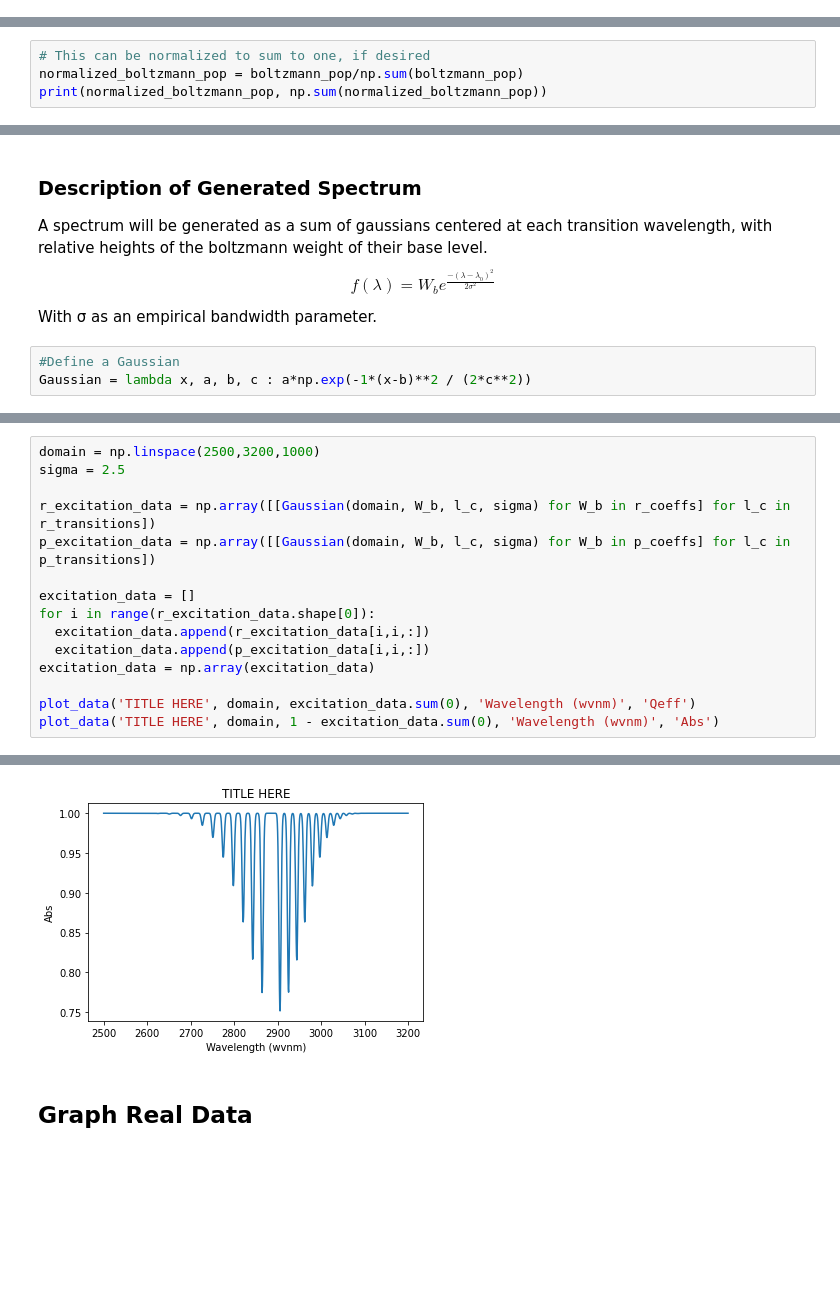
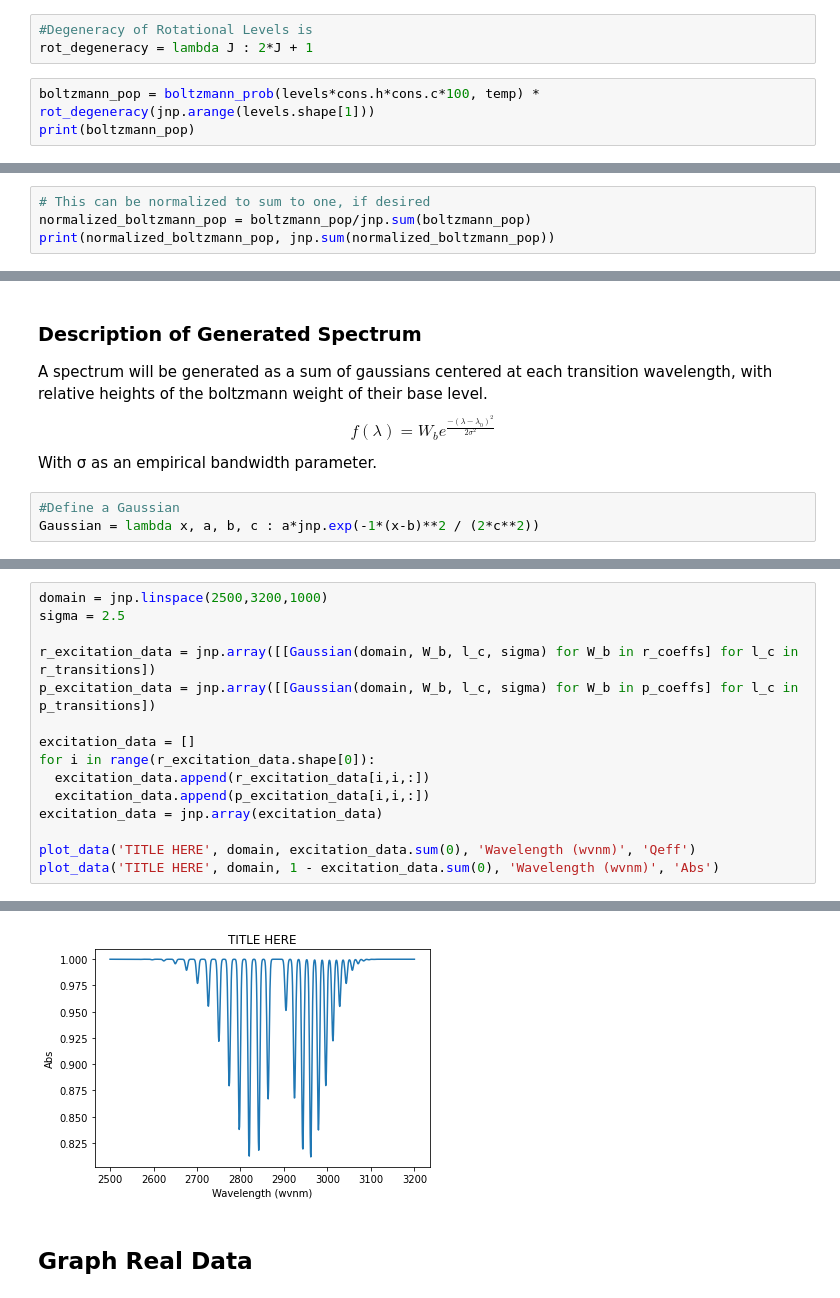
Before and after one commit to josephdepaoloboisvert/Rotation-Vibration, a Jupyter notebook: Ro-Vibrational Lab.ipynb, the cells around one changed output, grey strips where cells are left out. Saved outputs shown, nothing was run; the diff lists cells and outputs as text; blank space fills up the shorter version.

Commit message:
degeneracy

```diff
--- a/Ro-Vibrational Lab.ipynb
+++ b/Ro-Vibrational Lab.ipynb
@@ -189,0 +183,6 @@ print(boltzmann_pop)
+# %%
+#Degeneracy of Rotational Levels is
+rot_degeneracy = lambda J : 2*J + 1
+# %%
+boltzmann_pop = boltzmann_prob(levels*cons.h*cons.c*100, temp) * rot_degeneracy(jnp.arange(levels.shape[1]))
+print(boltzmann_pop)
@@ -190,5 +200,5 @@ print(boltzmann_pop)
 # %%
 # This can be normalized to sum to one, if desired
-normalized_boltzmann_pop = boltzmann_pop/np.sum(boltzmann_pop)
-print(normalized_boltzmann_pop, np.sum(normalized_boltzmann_pop))
+normalized_boltzmann_pop = boltzmann_pop/jnp.sum(boltzmann_pop)
+print(normalized_boltzmann_pop, jnp.sum(normalized_boltzmann_pop))
 # %% [output]
@@ -313,5 +287,5 @@ $$
 With σ as an empirical bandwidth parameter.
 # %%
 #Define a Gaussian
-Gaussian = lambda x, a, b, c : a*np.exp(-1*(x-b)**2 / (2*c**2))
+Gaussian = lambda x, a, b, c : a*jnp.exp(-1*(x-b)**2 / (2*c**2))
 # %%
@@ -351,15 +321,15 @@ p_transitions, p_coeffs
 # %%
-domain = np.linspace(2500,3200,1000)
+domain = jnp.linspace(2500,3200,1000)
 sigma = 2.5
 
-r_excitation_data = np.array([[Gaussian(domain, W_b, l_c, sigma) for W_b in r_coeffs] for l_c in r_transitions])
-p_excitation_data = np.array([[Gaussian(domain, W_b, l_c, sigma) for W_b in p_coeffs] for l_c in p_transitions])
+r_excitation_data = jnp.array([[Gaussian(domain, W_b, l_c, sigma) for W_b in r_coeffs] for l_c in r_transitions])
+p_excitation_data = jnp.array([[Gaussian(domain, W_b, l_c, sigma) for W_b in p_coeffs] for l_c in p_transitions])
 
 excitation_data = []
 for i in range(r_excitation_data.shape[0]):
   excitation_data.append(r_excitation_data[i,i,:])
   excitation_data.append(p_excitation_data[i,i,:])
-excitation_data = np.array(excitation_data)
+excitation_data = jnp.array(excitation_data)
 
 plot_data('TITLE HERE', domain, excitation_data.sum(0), 'Wavelength (wvnm)', 'Qeff')
 plot_data('TITLE HERE', domain, 1 - excitation_data.sum(0), 'Wavelength (wvnm)', 'Abs')
@@ -368,4 +338,4 @@ plot_data('TITLE HERE', domain, 1 - excitation_data.sum(0), 'Wavelength (wvnm)',
-[figure, old version]
+[figure, new version]
 # %% [markdown]
 ## Graph Real Data
 # %%
```
Also changed, not shown: parts of 31 cells of this notebook.
